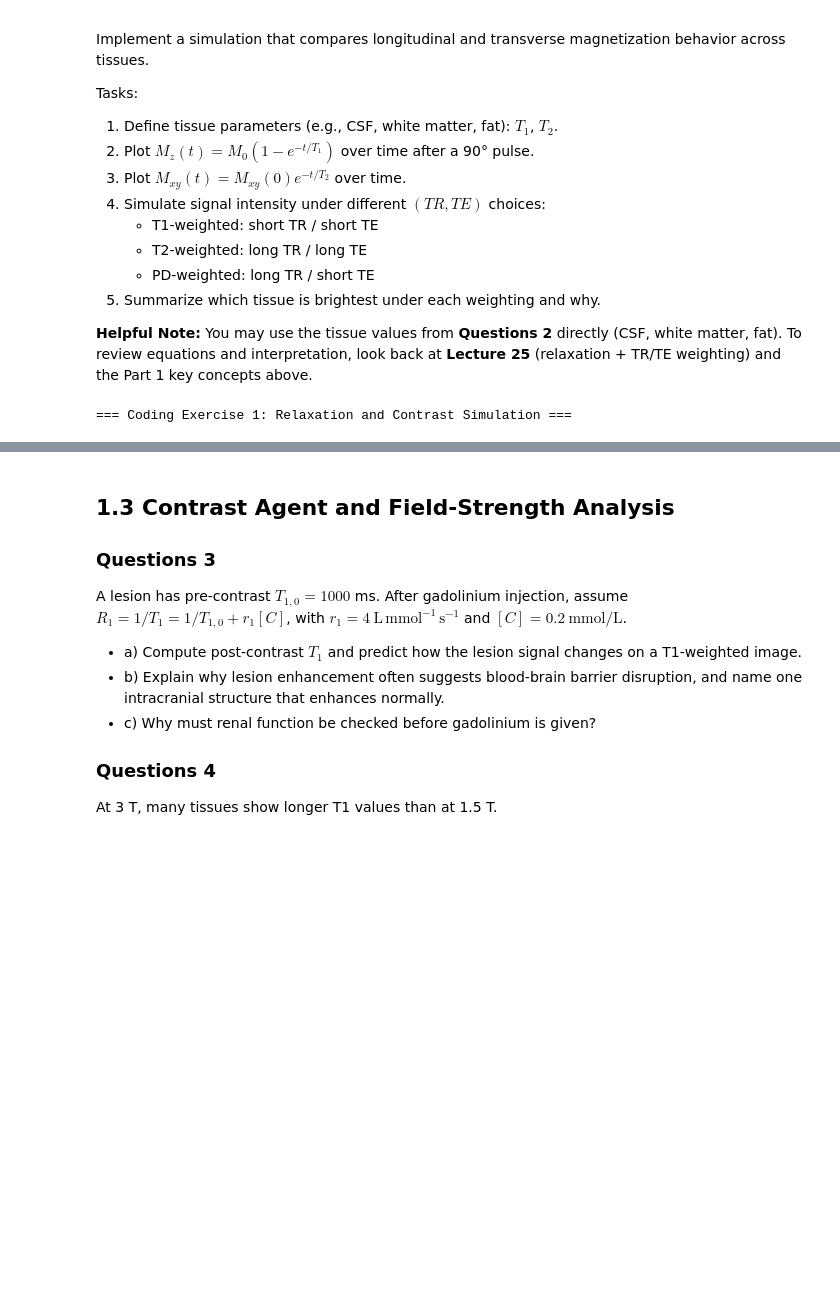
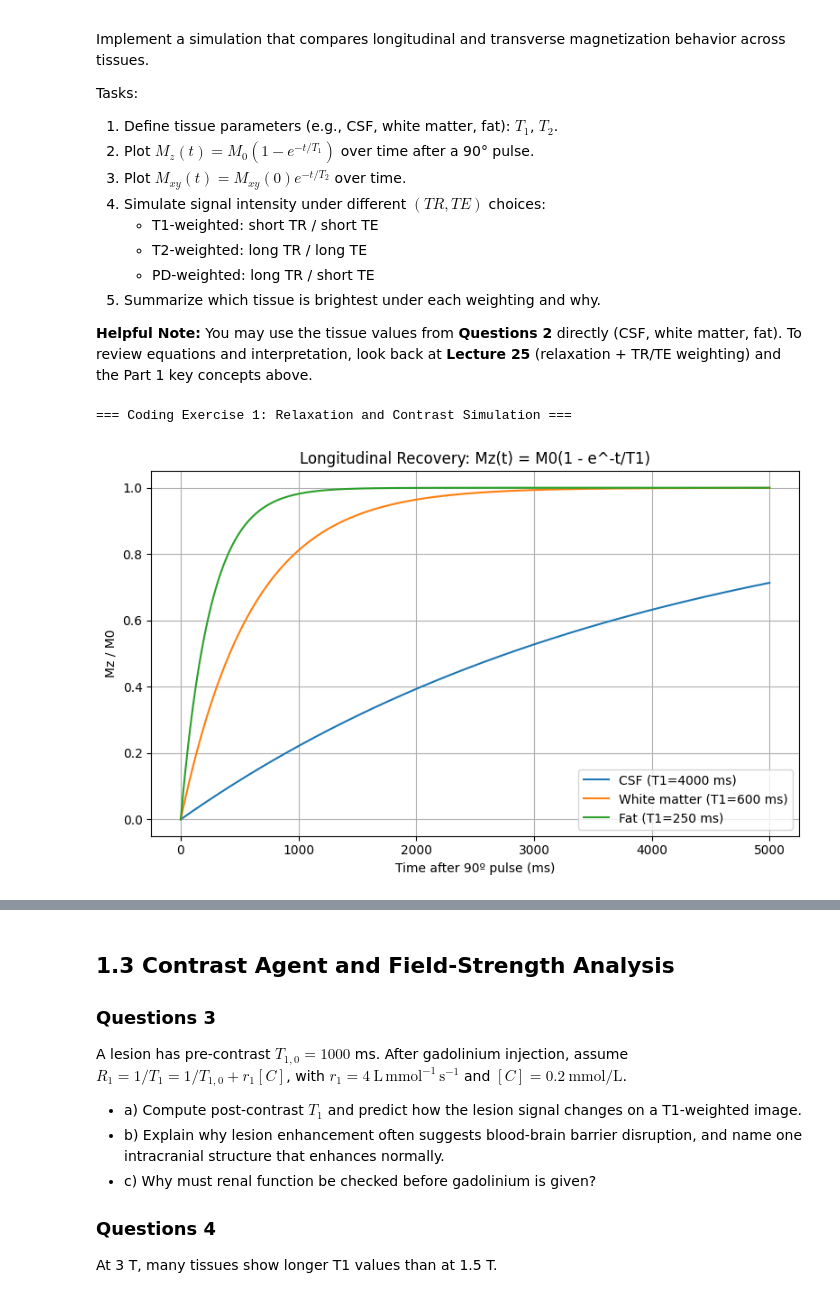
Before and after one commit to julianamassaro/BMEN509-623_Deliverable_4, a Jupyter notebook: deliverable-04-starter.ipynb, the cells around one changed output, grey strips where cells are left out. Drawn from its saved outputs; the diff is of its cells as text; code cells hidden in the pictures; blank space fills up the shorter version.

```diff
--- a/deliverable-04-starter.ipynb
+++ b/deliverable-04-starter.ipynb
@@ -85,31 +232,123 @@ import numpy as np
 M0 = 1.0
 
 def mz_recovery(time_ms, t1_ms, m0=1.0):
     return m0 * (1 - np.exp(-time_ms / t1_ms))
 
 
 def mxy_decay(time_ms, t2_ms, mxy0=1.0):
     return mxy0 * np.exp(-time_ms / t2_ms)
 
 
 def spin_echo_signal(tr_ms, te_ms, t1_ms, t2_ms):
     return (1 - np.exp(-tr_ms / t1_ms)) * np.exp(-te_ms / t2_ms)
 
 
 # TODO 1: Define the tissue dictionary.
+tissues = {
+    "CSF": {"T1": 4000, "T2": 2000},
+    "White matter": {"T1": 600, "T2": 80},
+    "Fat": {"T1": 250, "T2": 80}
+}
 
 # TODO 2: Create time axes for T1 recovery and T2 decay.
+t_recovery = np.linspace(0, 5000, 1000)
+t_decay = np.linspace(0, 500, 1000)
 
 # TODO 3: Compute Mz(t) and Mxy(t) for each tissue.
+mz_curves = {}
+mxy_curves = {}
+
+for tissue, props in tissues.items():
+    mz_curves[tissue] = mz_recovery(t_recovery, props["T1"], M0)
+    mxy_curves[tissue] = mxy_decay(t_decay, props["T2"], M0)
 
 # TODO 4: Plot the T1 recovery and T2 decay curves.
+plt.figure(figsize=(8, 5))
+for tissue in tissues:
+    plt.plot(t_recovery, mz_curves[tissue], label=f"{tissue} (T1={tissues[tissue]['T1']} ms)")
+plt.xlabel("Time after 90º pulse (ms)")
+plt.ylabel("Mz / M0")
+plt.title("Longitudinal Recovery: Mz(t) = M0(1 - e^-t/T1)")
+plt.legend()
+plt.grid(True)
+plt.tight_layout()
+plt.show()
 
+styles = {
+    "CSF": {"linestyle": "-", "linewidth": 2},
+    "White matter": {"linestyle": "--", "linewidth": 2},
+    "Fat": {"linestyle": ":", "linewidth": 2},
+}
+
+plt.figure(figsize=(8, 5))
+for tissue in tissues:
+    plt.plot(
+        t_decay,
+        mxy_curves[tissue],
+        label=f"{tissue} (T2={tissues[tissue]['T2']} ms)",
+        **styles[tissue]
+    )
+
+plt.xlabel("Time after excitation (ms)")
+plt.ylabel("Mxy / Mxy(0)")
+plt.title("Transverse Decay: Mxy(t) = Mxy(0)e^(-t/T2)")
+plt.legend()
+plt.grid(True)
+plt.tight_layout()
+plt.show()
 # TODO 5: Define T1-, T2-, and PD-weighted (TR, TE) settings.
+weightings = {
+    "T1-weighted": {"TR": 500, "TE": 15},
+    "T2-weighted": {"TR": 4000, "TE": 100},
+    "PD-weighted": {"TR": 4000, "TE": 15}
+}
 
 # TODO 6: Compute the signal for each tissue under each weighting.
+signals = {}
+
+for weighting, params in weightings.items():
+    tr = params["TR"]
+    te = params["TE"]
+    signals[weighting] = {}
+    for tissue, props in tissues.items():
+        sig = spin_echo_signal(tr, te, props["T1"], props["T2"])
+        signals[weighting][tissue] = sig
+
+print("\nSimulated spin-echo signal intensities:")
+for weighting, tissue_signals in signals.items():
+    names = list(tissue_signals.keys())
+    values = list(tissue_signals.values())
+
+    plt.figure(figsize=(7, 4))
+    plt.bar(names, values)
+    plt.ylabel("Relative Signal Intensity")
+    plt.title(f"{weighting} Signal Comparison")
+    plt.ylim(0, 1.05 * max(values))
+    plt.grid(axis="y")
+    plt.tight_layout()
+    plt.show()
 
 # TODO 7: Summarize the brightness ranking for each weighting.
+print("\nBrightness Rankings:")
+for weighting, tissue_signals in signals.items():
+    ranked = sorted(tissue_signals.items(), key=lambda x: x[1], reverse=True)
+    ranking_text = " > ".join([f"{name}({val:.4f})" for name, val in ranked])
+    print(f"    {weighting}: {ranking_text}")
 
-# ...
+print("\nInterpretation:")
+print("T1-weighted:")
+print("  Fat is brightest because it has the shortest T1 & recovers longitudinal magnetization the fastest")
+print("  White matter is intermediate")
+print("  CSF is darkest because its large T1 value means it will experience minimal recovery at short TR")
+
+print("\nT2-weighted:")
+print("  CSF is brightest because it has the longest T2 value and it can retain transverse magnetization the longest")
+print("  Fat and white matter are darker because their similar T2 values are much shorter than CSF")
+
+print("\nPD-weighted:")
+print("  Long TR minimizes T1 and short TE minimizes T2")
+print("  This makes signals more similar though CSF remains relatively bright due to its high proton density")
+print("  While proton density was not given, assumptions for ranking was made based on the estimated proton density based on tissue type/properties")
 # %% [output]
 === Coding Exercise 1: Relaxation and Contrast Simulation ===
+[figure, added]
```
Also changed, not shown: parts of 3 cells of this notebook.
